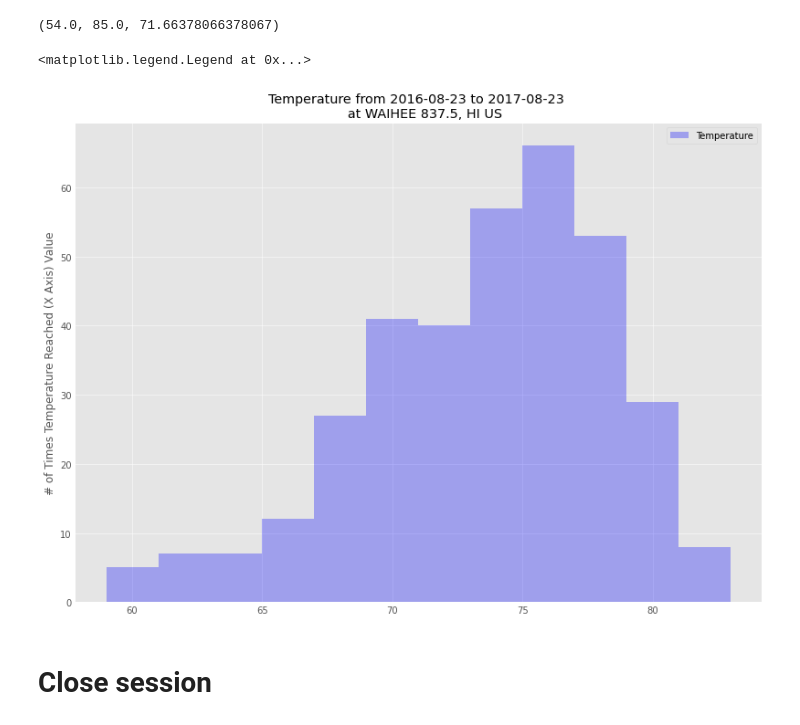
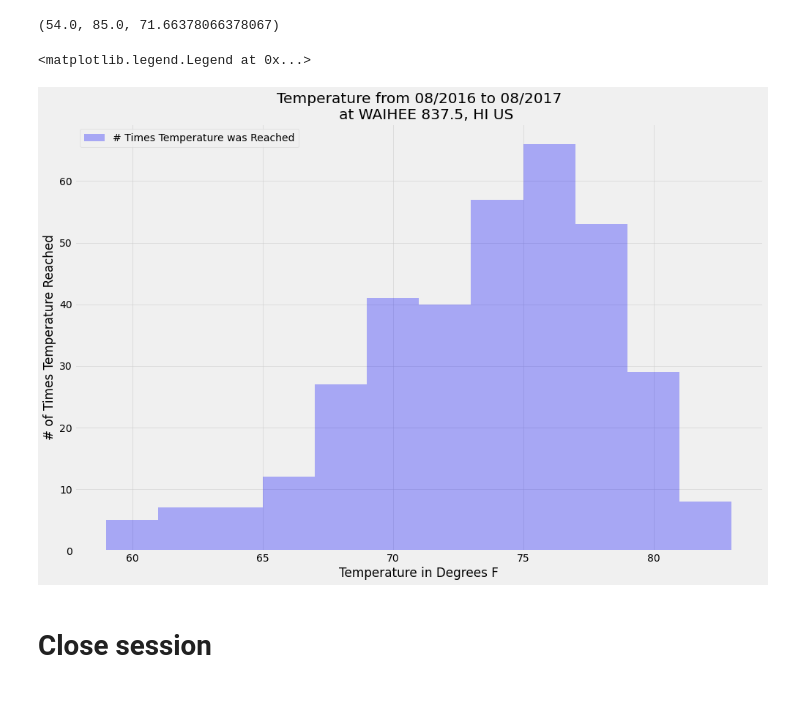
Before and after one commit to Torkfin/sqlalchemy-challenge, a Jupyter notebook: climate_final.ipynb, the cells around one changed output. Cells and saved outputs as stored; diff of their text form; code cells hidden in the pictures; blank space fills up the shorter version.

```diff
--- a/climate_final.ipynb
+++ b/climate_final.ipynb
@@ -97,29 +98,20 @@ precip.head()
 # %%
 # Use Pandas Plotting with Matplotlib to plot the data
 
-plt.style.use('ggplot')
+date = precip.index.tolist()
+rain = precip['Precipitation'].tolist()
 
-date = precipitation.index.tolist()
-rain = precipitation['Precipitation'].tolist()
+plt.figure(figsize=(15,10))
+plt.plot(date,rain,color='blue', alpha=0.5,label='Precipitation')
 
-# Manage the size of the plot
-fig_size = plt.rcParams["figure.figsize"] # current plot size
-fig_size[0] = 12
-fig_size[1] = 9
-plt.rcParams["figure.figsize"] = fig_size # manage plot size
+major_ticks = np.arange(0,366,50)
+degrees = 70
+plt.xticks(major_ticks, rotation = degrees)
 
-# Print bar chart
-plt.bar(date,rain,color='blue', alpha=0.5, align="center",label='Precipitation')
-plt.tick_params(
-    axis='x',
-    which='both',
-    bottom=False,
-    top=False,
-    labelbottom=False)
-major_ticks = np.arange(0,100,50)
-plt.xlabel(" From 08/23/2016 to 8/23/2017")
+plt.title(f"Precipitation from 08/2016 to 08/2017")
+
 plt.ylabel("Rain (inches)")
+plt.grid(which='major', axis='both', linestyle='-')
 plt.legend()
-#plt.title(f"Rain from {len(new_cities_df)} Cities. \n" + "As of: " + str(today_date))
-plt.title(f"Daily Rain Totals")
+plt.show()
 # %% [output]
@@ -201,28 +167,30 @@ most_active_stat
 # %%
 # Using the most active station id
 # Query the last 12 months of temperature observation data for this station
 
 tempresult = session.query(Measurement.tobs).\
-    filter(Measurement.station == activestations[0][0]).\
+    filter(Measurement.station == stations[0][0]).\
     filter(Measurement.date >= startdate).all()
 temperatures = list(np.ravel(tempresult))
 
 sel = [Station.station,Station.name,Station.latitude,Station.longitude,Station.elevation]
 queryresult = session.query(*sel).all()
 stations_desc = pd.DataFrame(queryresult, columns=['Station','Name','Latitude','Longitude','Elevation'])
 
-station_name = stations_desc.loc[stations_desc["Station"] == activestations[0][0],"Name"].tolist()[0]
+station_name = stations_desc.loc[stations_desc["Station"] == stations[0][0],"Name"].tolist()[0]
 
 # Plot the results as a histogram
 
-plt.hist(temperatures, bins=12,rwidth=1.0, color = 'blue', alpha =.3, label='Temperature')
+plt.figure(figsize=(15,10))
+plt.hist(temperatures, bins=12,rwidth=3.0, color = 'blue', alpha =.3, label='# Times Temperature was Reached')
 plt.grid(axis='both', alpha=0.50)
-plt.ylabel('# of Times Temperature Reached (X Axis) Value')
-plt.title(f"Temperature from {startdate} to {lateststr[0]} \n   at {station_name}")
+plt.ylabel('# of Times Temperature Reached')
+plt.xlabel('Temperature in Degrees F')
+plt.title(f"Temperature from 08/2016 to 08/2017\n   at {station_name}")
 plt.legend()
 # %% [output]
 <matplotlib.legend.Legend at 0x...>
-[figure, old version]
+[figure, new version]
 # %% [markdown]
 # Close session
 # %%
```
Also changed, not shown: parts of 5 cells of this notebook.
